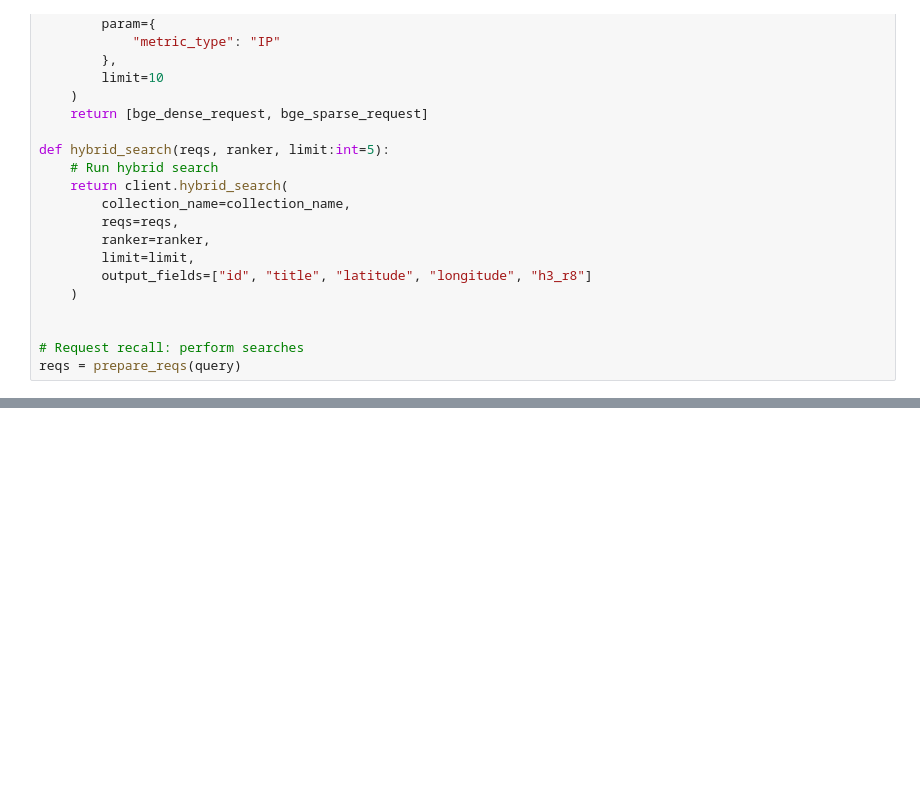
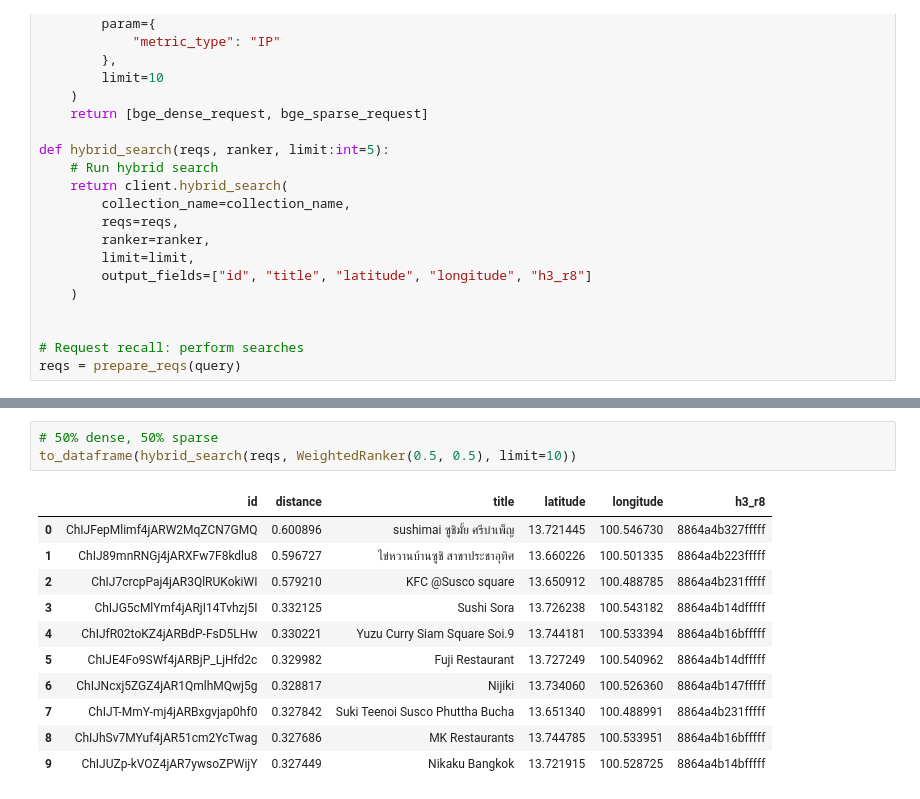
Before and after one commit to wiphoo/Website_Resources, a Jupyter notebook: tools/milvus/building_hybrid_vector_search_using_bge-m3_with_restaurant_data.ipynb, the cells around one changed output, grey strips where cells are left out. Drawn from its saved outputs; the diff is of its cells as text; blank space fills up the shorter version.

```diff
--- a/tools/milvus/building_hybrid_vector_search_using_bge-m3_with_restaurant_data.ipynb
+++ b/tools/milvus/building_hybrid_vector_search_using_bge-m3_with_restaurant_data.ipynb
@@ -595,3 +602,18 @@ MilvusException: <MilvusException: (code=1, message=Unexpected error, message=<'
+# %%
+# 50% dense, 50% sparse
+to_dataframe(hybrid_search(reqs, WeightedRanker(0.5, 0.5), limit=10))
+# %% [output]
+|  | id | distance | title | latitude | longitude | h3_r8 |
+| 0 | ChIJFepMlimf4jARW2MqZCN7GMQ | 0.600896 | sushimai ซูชิมั้ย ศรีบำเพ็ญ | 13.721445 | 100.546730 | 8864a4b327fffff |
+| 1 | ChIJ89mnRNGj4jARXFw7F8kdlu8 | 0.596727 | ไข่หวานบ้านซูชิ สาขาประชาอุทิศ | 13.660226 | 100.501335 | 8864a4b223fffff |
+| 2 | ChIJ7crcpPaj4jAR3QlRUKokiWI | 0.579210 | KFC @Susco square | 13.650912 | 100.488785 | 8864a4b231fffff |
+| 3 | ChIJG5cMlYmf4jARjI14Tvhzj5I | 0.332125 | Sushi Sora | 13.726238 | 100.543182 | 8864a4b14dfffff |
+| 4 | ChIJfR02toKZ4jARBdP-FsD5LHw | 0.330221 | Yuzu Curry Siam Square Soi.9 | 13.744181 | 100.533394 | 8864a4b16bfffff |
+| 5 | ChIJE4Fo9SWf4jARBjP_LjHfd2c | 0.329982 | Fuji Restaurant | 13.727249 | 100.540962 | 8864a4b14dfffff |
+| 6 | ChIJNcxj5ZGZ4jAR1QmlhMQwj5g | 0.328817 | Nijiki | 13.734060 | 100.526360 | 8864a4b147fffff |
+| 7 | ChIJT-MmY-mj4jARBxgvjap0hf0 | 0.327842 | Suki Teenoi Susco Phuttha Bucha | 13.651340 | 100.488991 | 8864a4b231fffff |
+| 8 | ChIJhSv7MYuf4jAR51cm2YcTwag | 0.327686 | MK Restaurants | 13.744785 | 100.533951 | 8864a4b16bfffff |
+| 9 | ChIJUZp-kVOZ4jAR7ywsoZPWijY | 0.327449 | Nikaku Bangkok | 13.721915 | 100.528725 | 8864a4b14bfffff |
 # %%
 from pymilvus import Function, FunctionType
 
```
Also changed, not shown: parts of 5 cells of this notebook.
